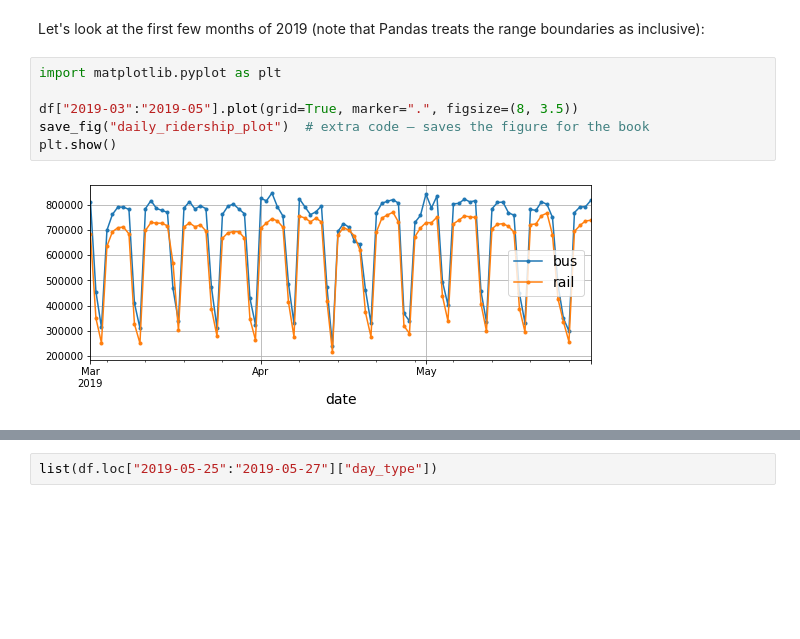
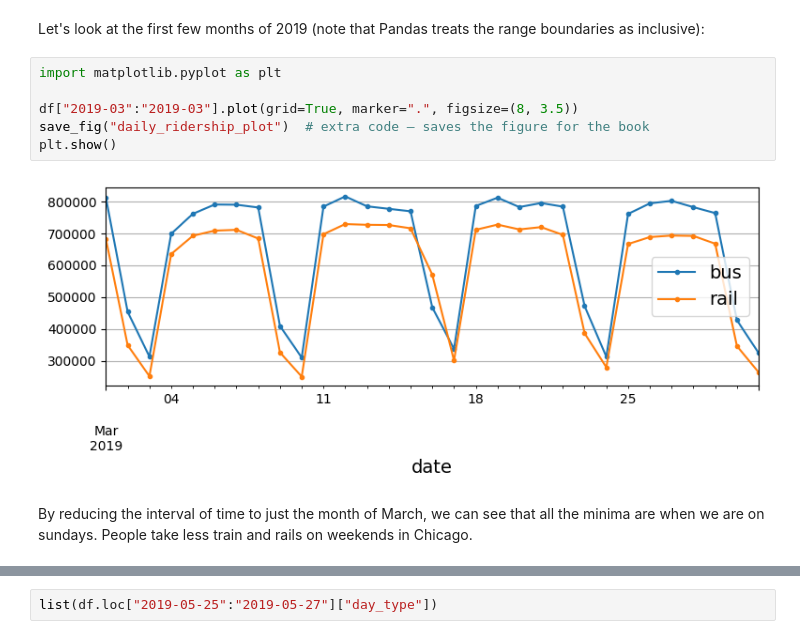
Before and after one commit to felixpython-maker/Felix, a Jupyter notebook: 15_processing_sequences_using_rnns_and_cnns.ipynb, the cells around one changed output, grey strips where cells are left out. Saved outputs shown, nothing was run; the diff lists cells and outputs as text; blank space fills up the shorter version.

```diff
--- a/15_processing_sequences_using_rnns_and_cnns.ipynb
+++ b/15_processing_sequences_using_rnns_and_cnns.ipynb
@@ -100,11 +99,13 @@ Let's look at the first few months of 2019 (note that Pandas treats the range bo
 # %%
 import matplotlib.pyplot as plt
 
-df["2019-03":"2019-05"].plot(grid=True, marker=".", figsize=(8, 3.5))
+df["2019-03":"2019-03"].plot(grid=True, marker=".", figsize=(8, 3.5))
 save_fig("daily_ridership_plot")  # extra code – saves the figure for the book
 plt.show()
 # %% [output]
-[figure, old version]
+[figure, new version]
+# %% [markdown]
+By reducing the interval of time to just the month of March, we can see that all the minima are when we are on sundays. People take less train and rails on weekends in Chicago.
 # %%
 diff_7 = df[["bus", "rail"]].diff(7)["2019-03":"2019-05"]
 
```
Also changed, not shown: parts of 32 cells of this notebook.
